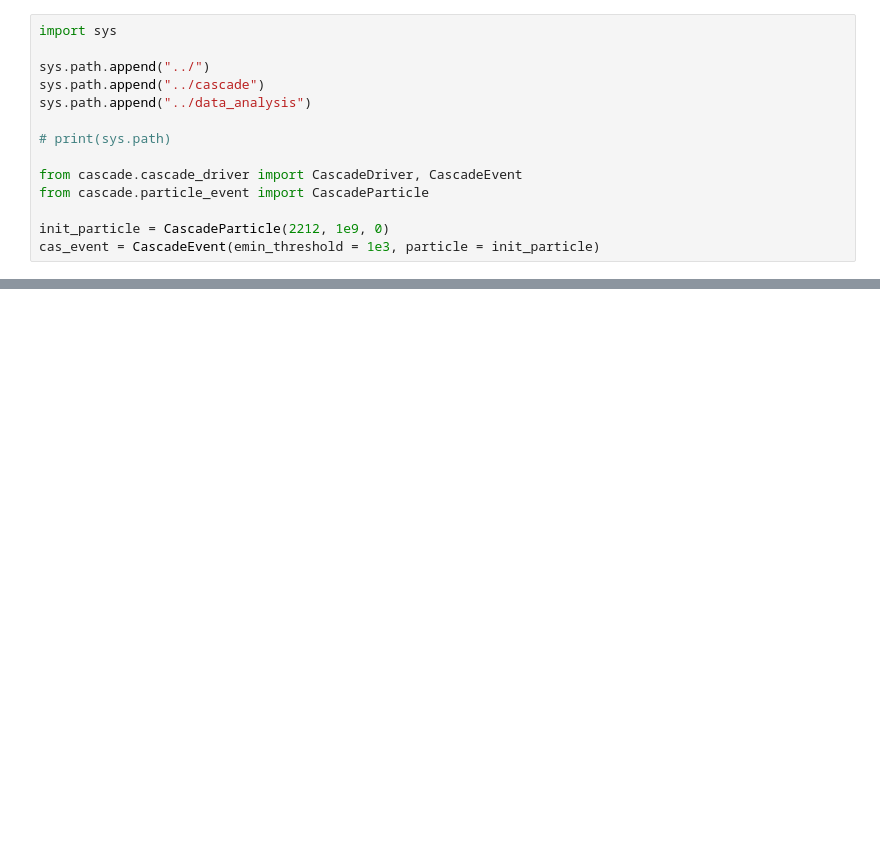
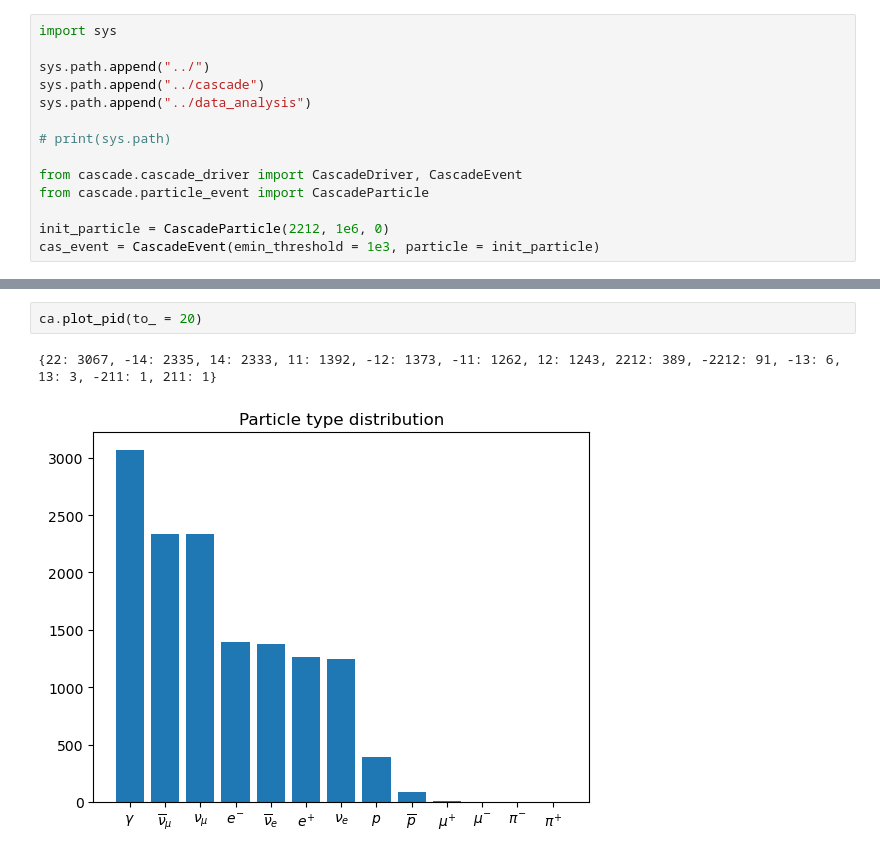
Before and after one commit to jncots/xmax_sigma, a Jupyter notebook: examples/test_cascade_driver.ipynb, the cells around one changed output, grey strips where cells are left out. Drawn from its saved outputs; the diff is of its cells as text; blank space fills up the shorter version.

```diff
--- a/examples/test_cascade_driver.ipynb
+++ b/examples/test_cascade_driver.ipynb
@@ -10,7 +10,7 @@ sys.path.append("../data_analysis")
 from cascade.cascade_driver import CascadeDriver, CascadeEvent
 from cascade.particle_event import CascadeParticle
 
-init_particle = CascadeParticle(2212, 1e9, 0)
+init_particle = CascadeParticle(2212, 1e6, 0)
 cas_event = CascadeEvent(emin_threshold = 1e3, particle = init_particle)
 # %% [output]
 112.02363286951959
@@ -36,0 +75,5 @@ shower.run(init_particle)
+# %%
+ca.plot_pid(to_ = 20)
+# %% [output]
+{22: 3067, -14: 2335, 14: 2333, 11: 1392, -12: 1373, -11: 1262, 12: 1243, 2212: 389, -2212: 91, -13: 6, 13: 3, -211: 1, 211: 1}
+[figure, added]
```
Also changed, not shown: parts of 14 cells of this notebook, 12 other files.
